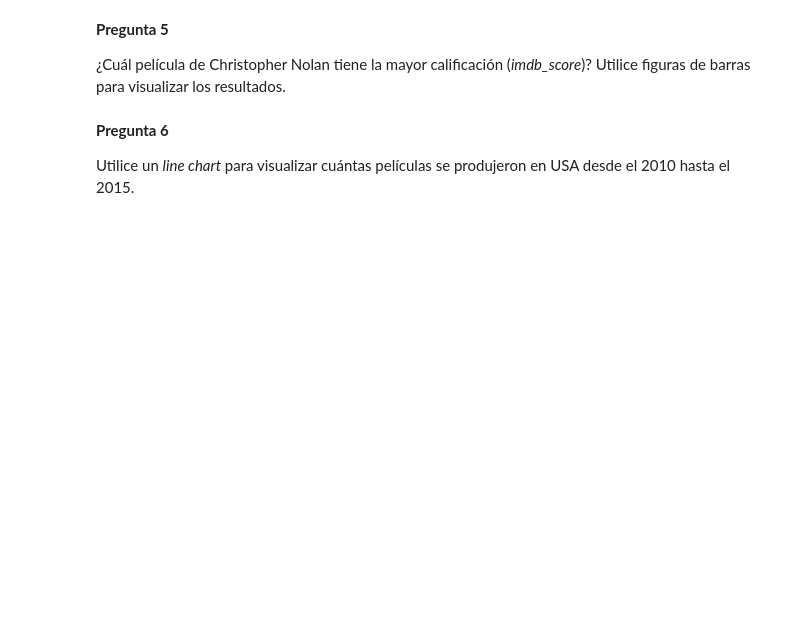
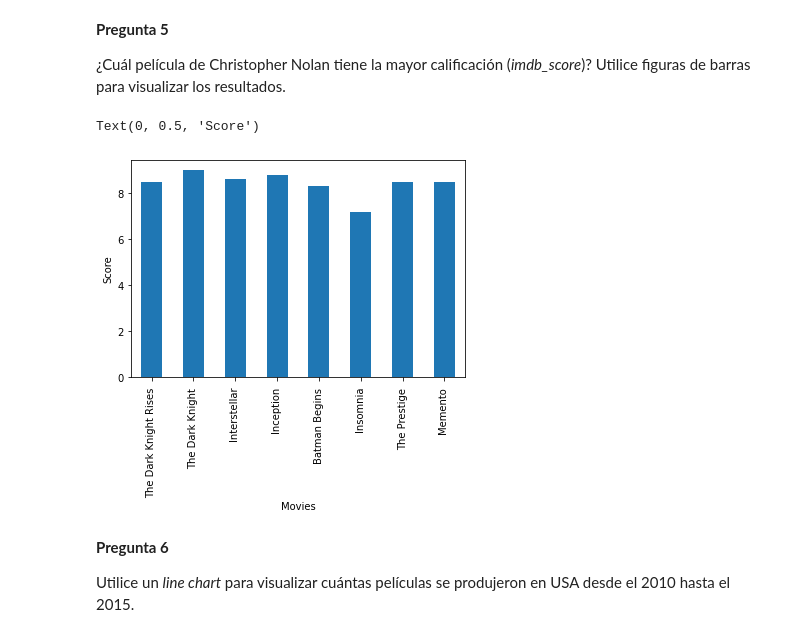
Before and after one commit to Katherynv/P1, a Jupyter notebook: 1005258018.ipynb, the cells around one changed output. Drawn from its saved outputs; the diff is of its cells as text; code cells hidden in the pictures; blank space fills up the shorter version.

```diff
--- a/1005258018.ipynb
+++ b/1005258018.ipynb
@@ -127,7 +155,15 @@ Para crear el histograma:
 
 ¿Cuál película de Christopher Nolan tiene la mayor calificación (_imdb_score_)? Utilice figuras de barras para visualizar los resultados.
 # %%
+
 #Espacio para el código de la pregunta 5
+prom = df[df['director_name']=='Christopher Nolan'].set_index('movie_title')
+ax = prom['imdb_score'].plot.bar()
+ax.set_xlabel('Movies')
+ax.set_ylabel('Score')
+# %% [output]
+Text(0, 0.5, 'Score')
+[figure, added]
 # %% [markdown]
 **Pregunta 6**
 
```
Also changed, not shown: parts of 13 cells of this notebook.
